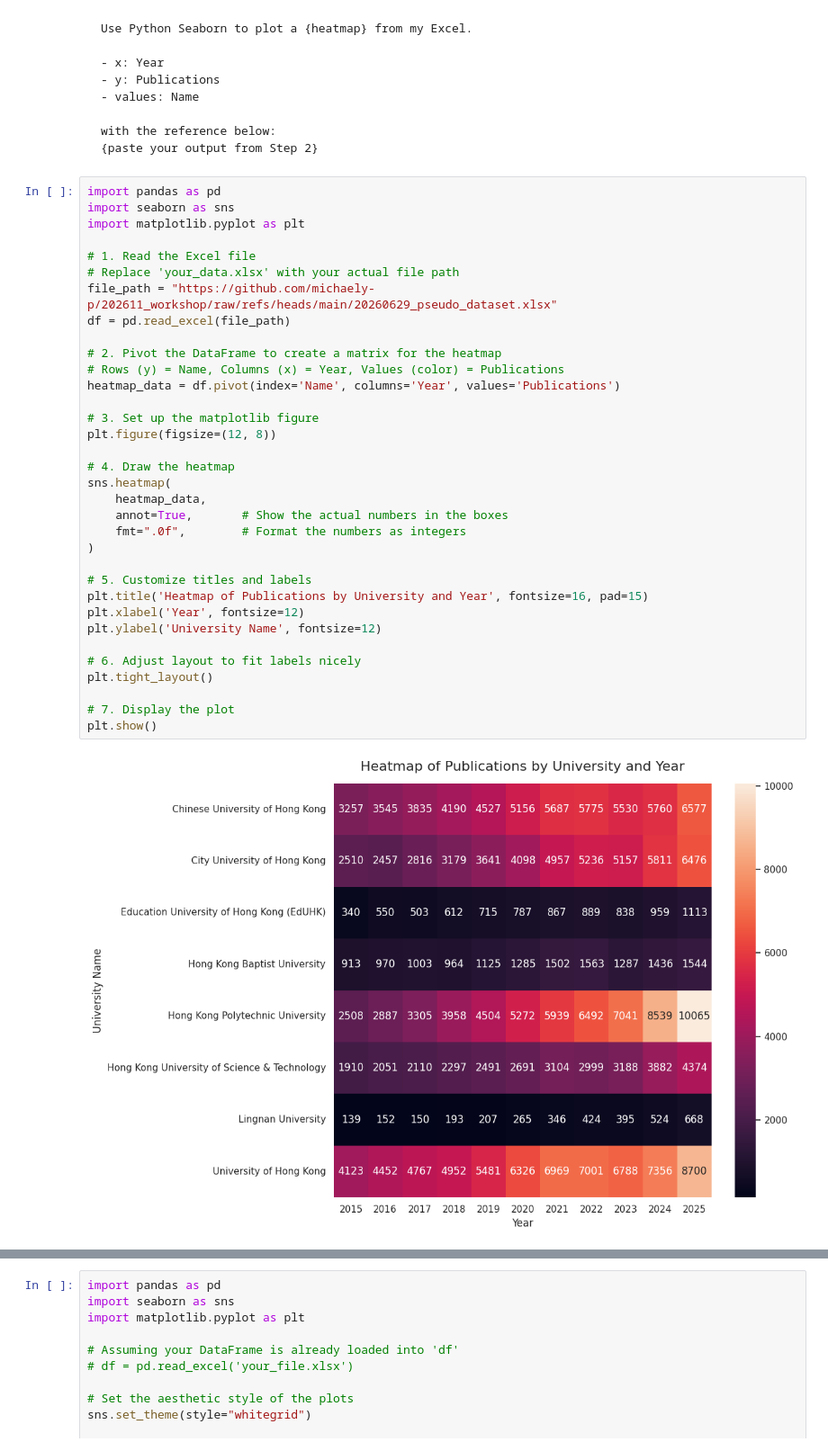
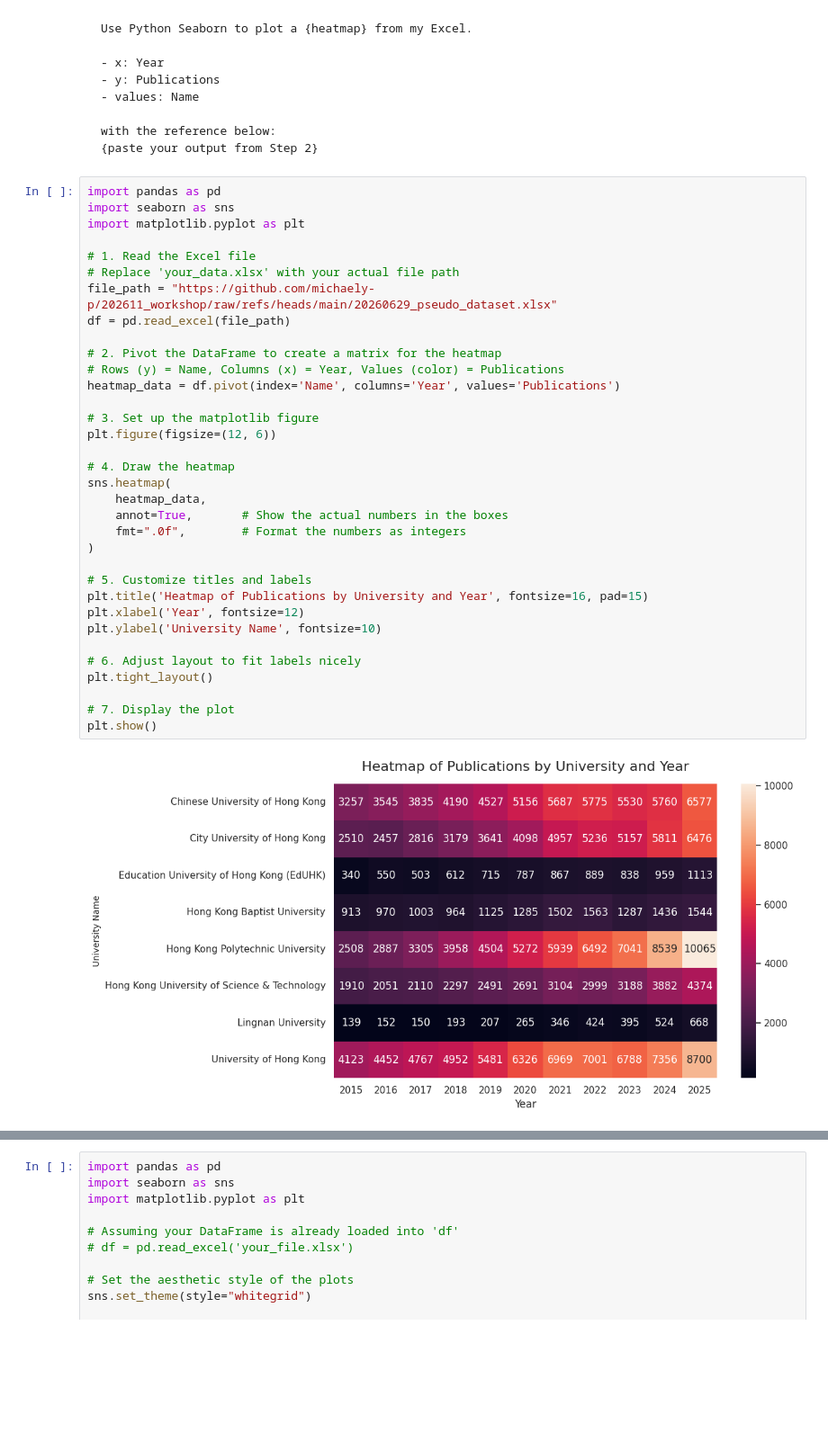
Before and after one commit to michaely-p/202611_workshop, a Jupyter notebook: vibe_coding_workshop_20261022.ipynb, the cells around one changed output, grey strips where cells are left out. Shown at 90% size. Cells and saved outputs as stored; diff of their text form; blank space fills up the shorter version.

```diff
--- a/vibe_coding_workshop_20261022.ipynb
+++ b/vibe_coding_workshop_20261022.ipynb
@@ -217,33 +227,33 @@ import seaborn as sns
 import matplotlib.pyplot as plt
 
 # 1. Read the Excel file
 # Replace 'your_data.xlsx' with your actual file path
 file_path = "https://github.com/michaely-p/202611_workshop/raw/refs/heads/main/20260629_pseudo_dataset.xlsx"
 df = pd.read_excel(file_path)
 
 # 2. Pivot the DataFrame to create a matrix for the heatmap
 # Rows (y) = Name, Columns (x) = Year, Values (color) = Publications
 heatmap_data = df.pivot(index='Name', columns='Year', values='Publications')
 
 # 3. Set up the matplotlib figure
-plt.figure(figsize=(12, 8))
+plt.figure(figsize=(12, 6))
 
 # 4. Draw the heatmap
 sns.heatmap(
     heatmap_data,
     annot=True,       # Show the actual numbers in the boxes
     fmt=".0f",        # Format the numbers as integers
 )
 
 # 5. Customize titles and labels
 plt.title('Heatmap of Publications by University and Year', fontsize=16, pad=15)
 plt.xlabel('Year', fontsize=12)
-plt.ylabel('University Name', fontsize=12)
+plt.ylabel('University Name', fontsize=10)
 
 # 6. Adjust layout to fit labels nicely
 plt.tight_layout()
 
 # 7. Display the plot
 plt.show()
 # %% [output]
-[figure, old version]
+[figure, new version]
```
Also changed, not shown: parts of 9 cells of this notebook.
